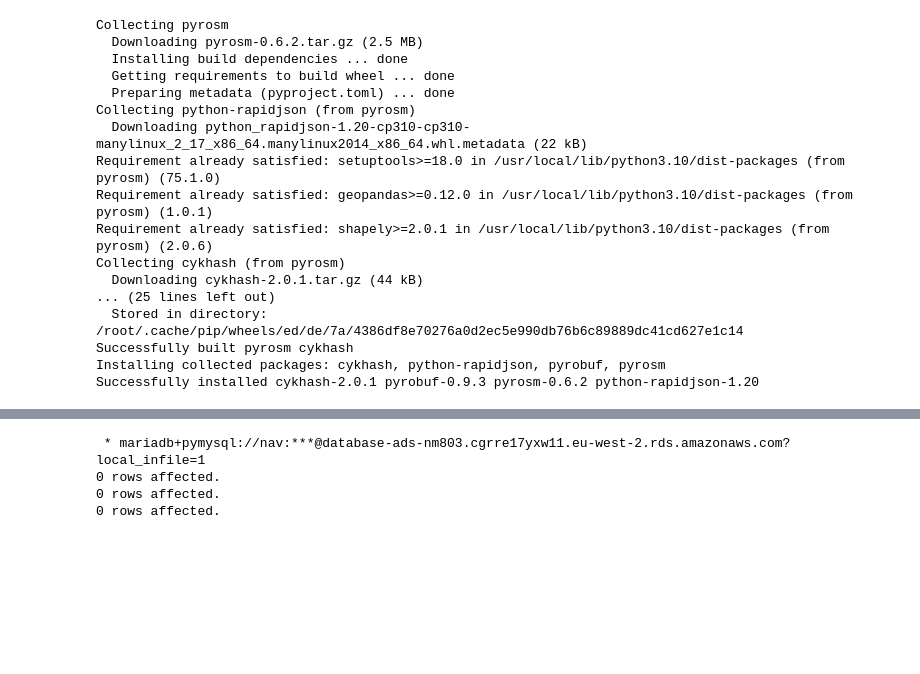
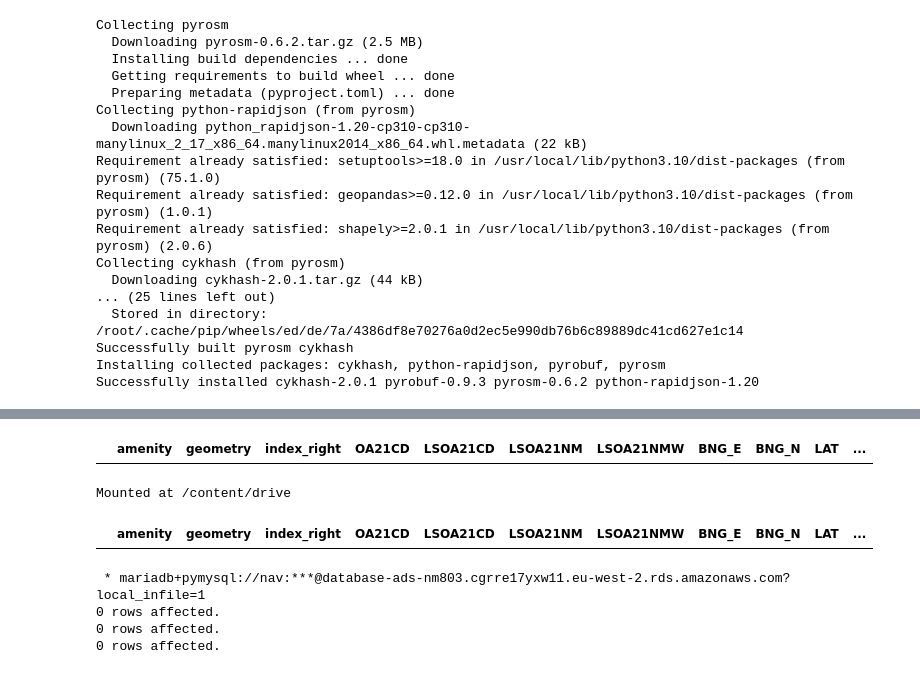
Before and after one commit to Navaneeth2906/nm803_ads_2024, a Jupyter notebook: ads_course_assessment.ipynb, the cells around one changed output, grey strips where cells are left out. Saved outputs shown, nothing was run; the diff lists cells and outputs as text; code cells hidden in the pictures; blank space fills up the shorter version.

```diff
--- a/ads_course_assessment.ipynb
+++ b/ads_course_assessment.ipynb
@@ -637,3 +678,20 @@ polygon = polygon.to_crs(epsg=4326)
+# %%
+
+
+# Perform spatial join with the appropriate type
+joined = gpd.sjoin(test, t, how="inner", predicate="contains")
+joined
+# %% [output]
+|  | amenity | geometry | index_right | OA21CD | LSOA21CD | LSOA21NM | LSOA21NMW | BNG_E | BNG_N | LAT | ... |
+# %%
+from google.colab import drive
+drive.mount('/content/drive')
+# %% [output]
+Mounted at /content/drive
+# %%
+joined
+# %% [output]
+|  | amenity | geometry | index_right | OA21CD | LSOA21CD | LSOA21NM | LSOA21NMW | BNG_E | BNG_N | LAT | ... |
 # %%
 %%sql
 USE `ads_2024`;
```
Also changed, not shown: parts of 10 cells of this notebook.
